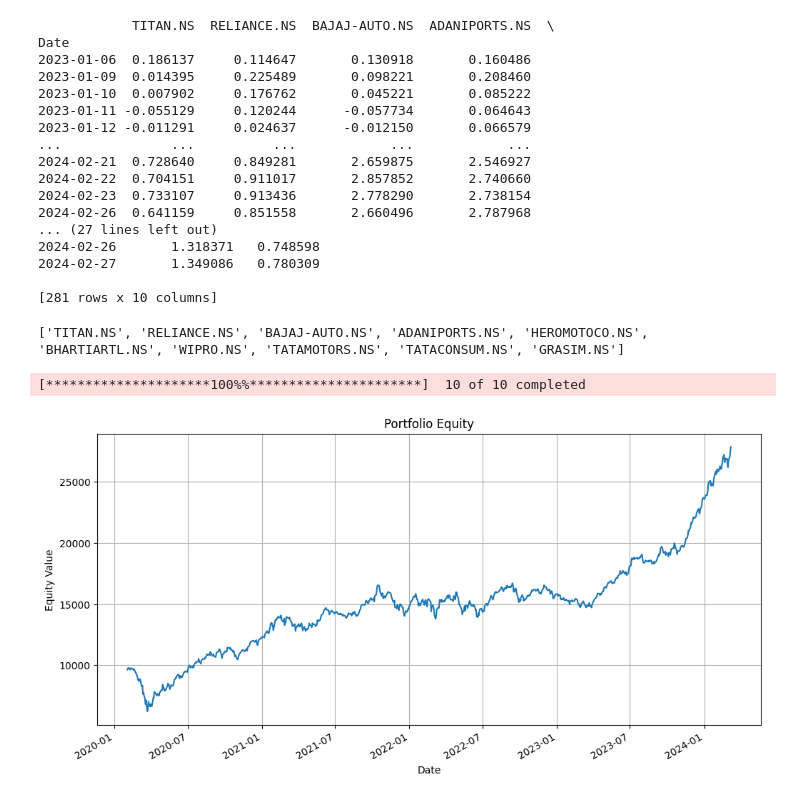
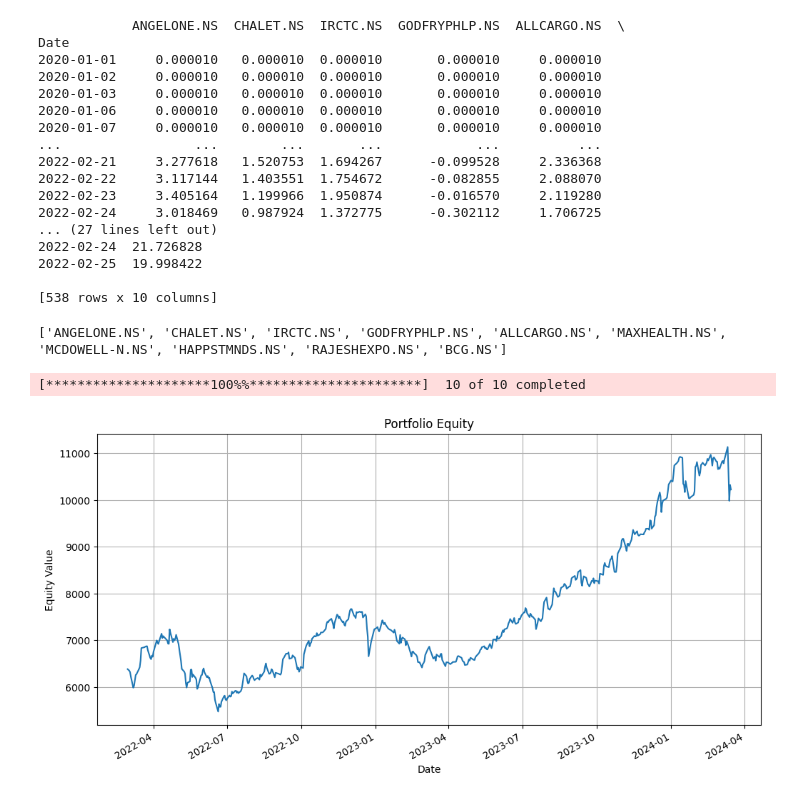
Before and after one commit to anirbanghoshsbi/.github.io, a Jupyter notebook: work/portfolio/momentum_investing_pca.ipynb, the cells around one changed output. Saved outputs shown, nothing was run; the diff lists cells and outputs as text; code cells hidden in the pictures.

```diff
--- a/work/portfolio/momentum_investing_pca.ipynb
+++ b/work/portfolio/momentum_investing_pca.ipynb
@@ -7,13 +19,13 @@ import numpy as np
 from sklearn.decomposition import PCA
 from sklearn.preprocessing import StandardScaler
 # %%
-nifty50_url = "https://raw.githubusercontent.com/anirbanghoshsbi/data/main/ind_nifty50list.csv"
+nifty50_url = "/content/nifty-500.csv"
 nifty50 = pd.read_csv(nifty50_url)
-tickers = nifty50['Symbol'].apply(lambda x: x + ".NS").tolist()
+tickers = nifty50['NSE Code'].apply(lambda x: x + ".NS").tolist()
 # Bank Nifty Stocks
 nifty_stocks = tickers
-start_date='2022-01-01'
-end_date='2024-02-28'
+start_date='2020-01-01'
+end_date='2022-02-28'
 # %%
 dataset = yf.download(nifty_stocks, start=start_date,end=end_date)['Adj Close']
 # %% [output]
@@ -54,7 +69,7 @@ top_50_stocks_data = momentum_variable[top_50_stocks]
 
 #
 # Step 4: Implement PCA on the selected stocks after handling missing values
-cleaned_data = top_50_stocks_data.dropna()  # Drop rows with missing values
+cleaned_data = top_50_stocks_data.fillna(0.00001)  # Drop rows with missing values
 # %%
 cleaned_data
 # %% [output]
@@ -79,62 +94,62 @@ cleaned_data
 scaler = StandardScaler()
 scaled_data = scaler.fit_transform(cleaned_data)
 
-pca = PCA(n_components=1)  # Considering only one component for simplicity
+pca = PCA(n_components=3)  # Considering only one component for simplicity
 pca.fit(scaled_data)
 
 # Step 5: Select the top 10 stocks based on PCA scores
-pca_scores = pca.components_[0]
+pca_scores = pca.components_[1]
 top_10_index = np.argsort(pca_scores)[-10:]
 top_10_stocks = cleaned_data.iloc[:, top_10_index]
 
 # Now, top_10_stocks contains the top 10 stocks for investment based on PCA scores
 print(top_10_stocks)
 # %% [output]
-            TITAN.NS  RELIANCE.NS  BAJAJ-AUTO.NS  ADANIPORTS.NS  \
+            ANGELONE.NS  CHALET.NS  IRCTC.NS  GODFRYPHLP.NS  ALLCARGO.NS  \
 Date
-2023-01-06  0.186137     0.114647       0.130918       0.160486
-2023-01-09  0.014395     0.225489       0.098221       0.208460
-2023-01-10  0.007902     0.176762       0.045221       0.085222
-2023-01-11 -0.055129     0.120244      -0.057734       0.064643
-2023-01-12 -0.011291     0.024637      -0.012150       0.066579
-...              ...          ...            ...            ...
-2024-02-21  0.728640     0.849281       2.659875       2.546927
-2024-02-22  0.704151     0.911017       2.857852       2.740660
-2024-02-23  0.733107     0.913436       2.778290       2.738154
-2024-02-26  0.641159     0.851558       2.660496       2.787968
+2020-01-01     0.000010   0.000010  0.000010       0.000010     0.000010
+2020-01-02     0.000010   0.000010  0.000010       0.000010     0.000010
+2020-01-03     0.000010   0.000010  0.000010       0.000010     0.000010
+2020-01-06     0.000010   0.000010  0.000010       0.000010     0.000010
+2020-01-07     0.000010   0.000010  0.000010       0.000010     0.000010
+...                 ...        ...       ...            ...          ...
+2022-02-21     3.277618   1.520753  1.694267      -0.099528     2.336368
+2022-02-22     3.117144   1.403551  1.754672      -0.082855     2.088070
+2022-02-23     3.405164   1.199966  1.950874      -0.016570     2.119280
+2022-02-24     3.018469   0.987924  1.372775      -0.302112     1.706725
 ... (27 lines left out)
-2024-02-26       1.318371   0.748598
-2024-02-27       1.349086   0.780309
+2022-02-24  21.726828
+2022-02-25  19.998422
 
-[281 rows x 10 columns]
+[538 rows x 10 columns]
 # %%
 print(top_10_stocks.columns.tolist())
 # %% [output]
-['TITAN.NS', 'RELIANCE.NS', 'BAJAJ-AUTO.NS', 'ADANIPORTS.NS', 'HEROMOTOCO.NS', 'BHARTIARTL.NS', 'WIPRO.NS', 'TATAMOTORS.NS', 'TATACONSUM.NS', 'GRASIM.NS']
+['ANGELONE.NS', 'CHALET.NS', 'IRCTC.NS', 'GODFRYPHLP.NS', 'ALLCARGO.NS', 'MAXHEALTH.NS', 'MCDOWELL-N.NS', 'HAPPSTMNDS.NS', 'RAJESHEXPO.NS', 'BCG.NS']
 # %%
 import yfinance as yf
 import matplotlib.pyplot as plt
 import pandas as pd
 
 # Get today's date
 today = pd.Timestamp.today().strftime('%Y-%m-%d')
 
 # Define stock symbols and weights
 symbols = top_10_stocks.columns.tolist()
 weights = [1,1,1,1,1,1,1,1,1,1]
 # Download historical price data
-data = yf.download(symbols, start="2020-02-01", end=today)["Adj Close"]
+data = yf.download(symbols, start="2022-02-28", end=today)["Adj Close"]
 
 # Calculate portfolio return by multiplying weights with daily returns
 portfolio_return = (data * weights).sum(axis=1)
 
 # Plot the portfolio return
 plt.figure(figsize=(12, 6))
 portfolio_return.plot(title="Portfolio Equity")
 plt.ylabel("Equity Value")
 plt.xlabel("Date")
 plt.grid(True)
 plt.show()
 # %% [output]
 [*********************100%%**********************]  10 of 10 completed
-[figure, old version]
+[figure, new version]
```
Also changed, not shown: parts of 12 cells of this notebook.
